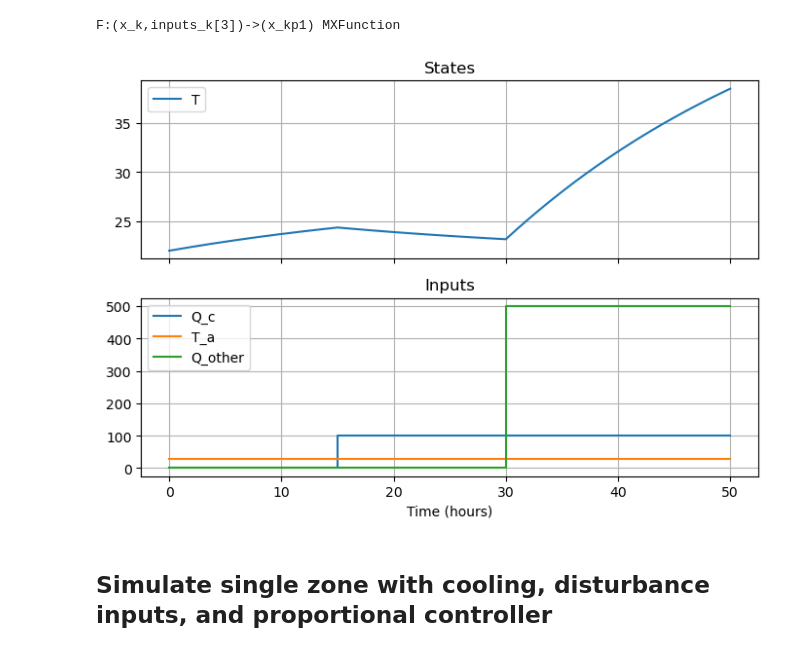
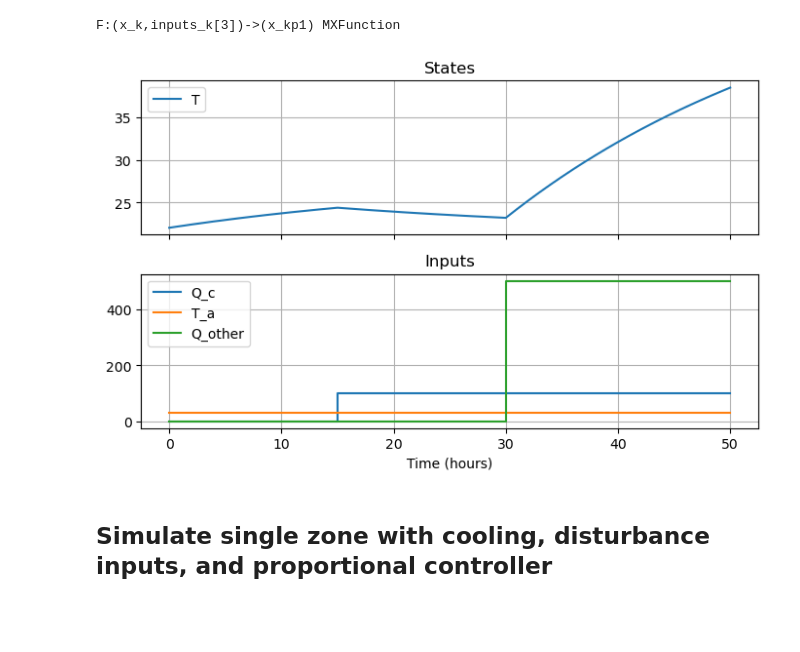
Before and after one commit to billtubbs/building-hvac-models, a Jupyter notebook: Building-models.ipynb, the cells around one changed output. Saved outputs shown, nothing was run; the diff lists cells and outputs as text; code cells hidden in the pictures; blank space fills up the shorter version.

```diff
--- a/Building-models.ipynb
+++ b/Building-models.ipynb
@@ -97,51 +98,40 @@ F:(x_k,inputs_k[3])->(x_kp1) MXFunction
 # %%
 # Simulation inputs
 nT = 200
 t = dt * np.arange(nT + 1)
 inputs = np.zeros((nT + 1, n_u + n_p))
 inputs[t >= 15, 0] = 100.0   # Q_c
 inputs[:, 1] = 28.0  # T_a
 inputs[t >= 30, 2] = 500.0   # Q_other
 
 # Initial condition
 x0 = 22.0  # zone temperature
 
 def simulate_system(F, inputs, n_x, x0):
     nT = inputs.shape[0] - 1
     X = np.full((nT + 1, n_x), np.nan)
     xk = x0
     for k in range(nT + 1):
         X[k, :] = np.array(xk).reshape(-1)
         inputs_k = inputs[k, :].T
         xk = F(xk, inputs_k)
     return X
 
 # Simulation loop
 X = simulate_system(F, inputs, n_x, x0)
 
 # Plot results
-def make_inputs_states_plot(t, X, inputs, figsize=(7, 5), x_labels=None,
-                            input_labels=None, time_label="Time (hours)"):
-    fig, axes = plt.subplots(2, 1, sharex=True, figsize=figsize)
-    ax = axes[0]
-    ax.plot(t, X)
-    ax.grid()
-    ax.legend(x_labels)
-    ax.set_title('States')
-    ax = axes[1]
-    ax.step(t, inputs, where='post')
-    ax.set_xlabel(time_label)
-    ax.grid()
-    ax.legend(input_labels)
-    ax.set_title('Inputs')
-    return fig, axes
-
-make_inputs_states_plot(t, X, inputs, x_labels=['T'],
-                        input_labels=['Q_c', 'T_a', 'Q_other'])
+make_ioplots(
+    t,
+    inputs=inputs,
+    states=X,
+    states_labels=['T'],
+    inputs_labels=['Q_c', 'T_a', 'Q_other']
+)
 plt.tight_layout()
 plt.show()
 # %% [output]
-[figure, old version]
+[figure, new version]
 # %% [markdown]
 ## Simulate single zone with cooling, disturbance inputs, and proportional controller
 # %% [markdown]
```
Also changed, not shown: parts of 15 cells of this notebook, 2 other files.
